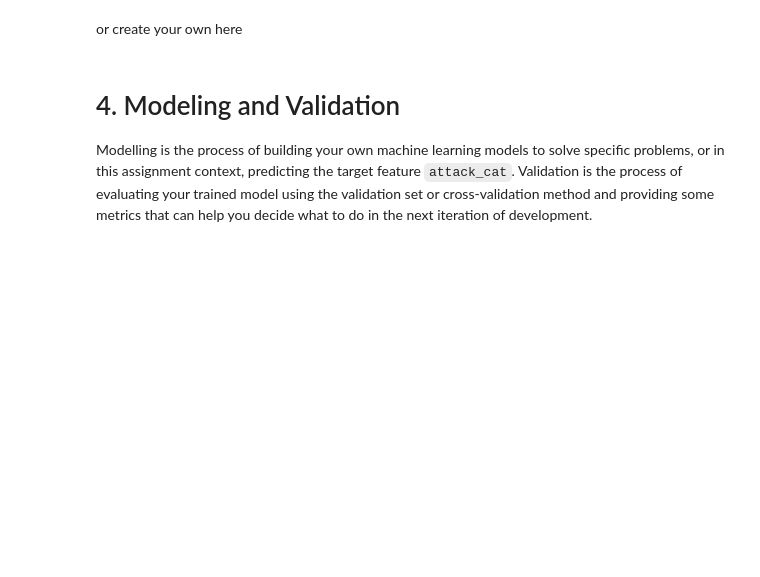
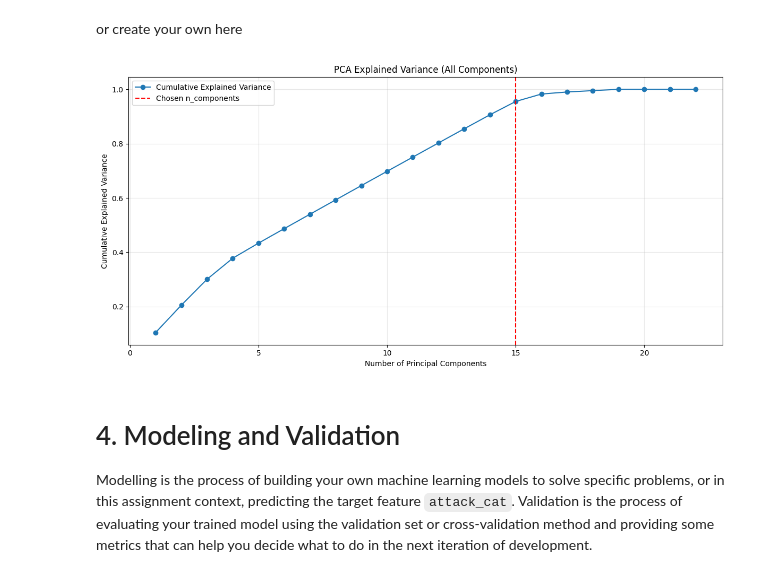
Before and after one commit to timothymarvine/Tugas-Besar-02-Dasar-Inteligensi-Artifisial, a Jupyter notebook: src/IF3070_Dasar_Artificial_Intelligence_Tugas_Besar_2_Notebook_Template.ipynb, the cells around one changed output. Saved outputs shown, nothing was run; the diff lists cells and outputs as text; code cells hidden in the pictures; blank space fills up the shorter version.

Commit message:
feat: PCA Visualization

```diff
--- a/src/IF3070_Dasar_Artificial_Intelligence_Tugas_Besar_2_Notebook_Template.ipynb
+++ b/src/IF3070_Dasar_Artificial_Intelligence_Tugas_Besar_2_Notebook_Template.ipynb
@@ -689,7 +678,7 @@ knn_preprocess = Pipeline([
     ("drop", DropColumns(drop_cols)),
     ("encoder", FeatureEncoder()),
     ("scaler", FeatureScaler()),
-    ("pca", DimensionalityReducer(n_components=5))
+    ("pca", DimensionalityReducer(n_components=15))
 ])
 
 dtl_preprocess = Pipeline([
@@ -741,6 +730,53 @@ X_test_logreg  = X_test_logreg.values
 
 y_train_np = y_train.values.astype(int)
 y_val_np   = y_val.values.astype(int)
+# %%
+X_train_ready = knn_preprocess.named_steps["scaler"].transform(
+    knn_preprocess.named_steps["encoder"].transform(
+        knn_preprocess.named_steps["drop"].transform(
+            knn_preprocess.named_steps["engineer"].transform(
+                knn_preprocess.named_steps["outlier"].transform(
+                    knn_preprocess.named_steps["imputer"].fit_transform(X_train)
+                )
+            )
+        )
+    )
+)
+
+
+from sklearn.decomposition import PCA
+
+pca_full = PCA()
+pca_full.fit(X_train_ready)
+
+explained_var = pca_full.explained_variance_ratio_
+cumulative_var = np.cumsum(explained_var)
+
+plt.figure(figsize=(12, 6))
+
+plt.plot(
+    range(1, len(cumulative_var) + 1),
+    cumulative_var,
+    marker="o",
+    label="Cumulative Explained Variance"
+)
+
+plt.axvline(
+    x=15,
+    color="red",
+    linestyle="--",
+    label="Chosen n_components"
+)
+
+plt.xlabel("Number of Principal Components")
+plt.ylabel("Cumulative Explained Variance")
+plt.title("PCA Explained Variance (All Components)")
+plt.legend()
+plt.grid(alpha=0.3)
+plt.tight_layout()
+plt.show()
+# %% [output]
+[figure, added]
 # %% [markdown]
 # 4. Modeling and Validation
 
```
Also changed, not shown: parts of 4 cells of this notebook, 2 other files.
